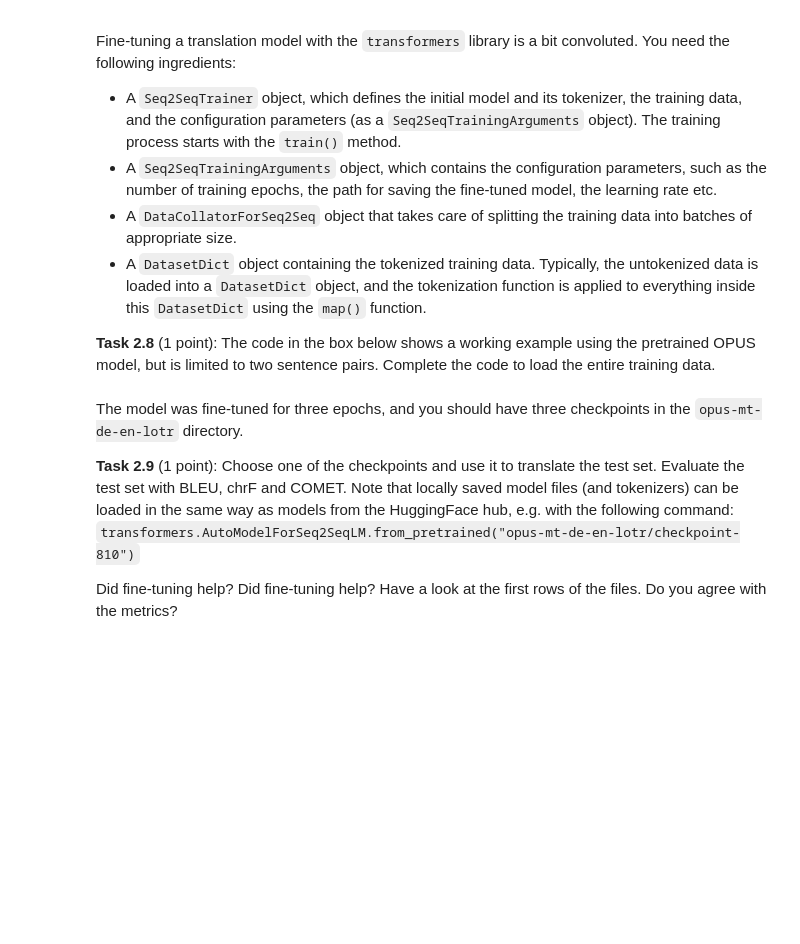
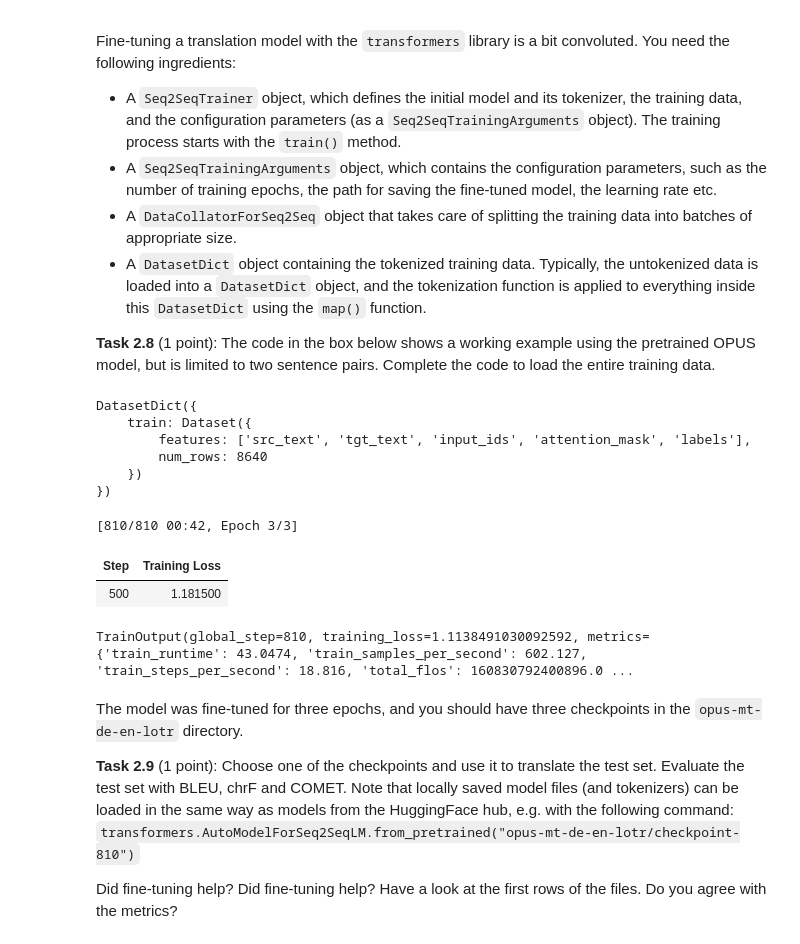
Before and after one commit to tieukhoimai/in4080-h2024-oblig, a Jupyter notebook: oblig4/khoimt_in4080_mandatory_4.ipynb, the cells around one changed output. Cells and saved outputs as stored; diff of their text form; code cells hidden in the pictures; blank space fills up the shorter version.

```diff
--- a/oblig4/khoimt_in4080_mandatory_4.ipynb
+++ b/oblig4/khoimt_in4080_mandatory_4.ipynb
@@ -1011,3 +1036,14 @@ translate("lotr.test.de", "lotr.output_opus.en", tokenizer, translator)
 Before moving on, open the output file and check that the translations look ok. In particular, the file should contain the expected number of lines and output should be in the expected language (English or German, depending on the chosen direction).
 
 __Task 2.5__ (1 point): Open both the output file and the reference translations (`lotr.test.en` if translating from German to English) and compare the first 20 lines. How would you rate the translations of the OPUS system on a scale from 1 (incomprehensible and/or completely different meaning) to 5 (grammatically correct and meaning fully preserved)? Justify your answer.
+# %%
+with open("lotr.output_opus.en", "r") as f:
+    translations_opus = f.readlines()
+
+with open("lotr.test.en", "r") as f:
+    references = f.readlines()
+
+for i in range(20):
+    print(f"OPUS: {translations_opus[i].strip()}")
+    print(f"Ref: {references[i].strip()}")
+    print()
@@ -1108,3 +1235,70 @@ trainer.train()
+# %%
+from transformers import Seq2SeqTrainingArguments, Seq2SeqTrainer
+from transformers import DataCollatorForSeq2Seq
+from datasets import Dataset, DatasetDict
+
+max_length = 100
+
+# Load the training data
+with open("lotr.train.de", "r") as f:
+    src_texts = f.readlines()
+
+with open("lotr.train.en", "r") as f:
+    tgt_texts = f.readlines()
+
+# Create the dataset
+ds = Dataset.from_dict({
+    "src_text": src_texts,
+    "tgt_text": tgt_texts
+})
+data = DatasetDict({"train": ds})
+
+def preprocess_function(examples):
+    model_inputs = tokenizer(examples["src_text"], text_target=examples["tgt_text"], max_length=max_length, truncation=True)
+    return model_inputs
+
+# Tokenize the dataset
+tokenized_datasets = data.map(preprocess_function, batched=True)
+print(tokenized_datasets)
+
+# Create the data collator
+data_collator = DataCollatorForSeq2Seq(tokenizer, model=translator)
+
+# Define the training arguments
+args = Seq2SeqTrainingArguments(
+    output_dir="opus-mt-de-en-lotr",
+    evaluation_strategy="no",
+    save_strategy="epoch",
+    learning_rate=2e-5,
+    per_device_train_batch_size=32,
+    weight_decay=0.01,
+    save_total_limit=3,
+    num_train_epochs=3,
+    predict_with_generate=True
+)
+
+# Create the trainer
+trainer = Seq2SeqTrainer(
+    translator,
+    args,
+    train_dataset=tokenized_datasets["train"],
+    data_collator=data_collator,
+    tokenizer=tokenizer
+)
+
+# Start training
+trainer.train()
+# %% [output]
+DatasetDict({
+    train: Dataset({
+        features: ['src_text', 'tgt_text', 'input_ids', 'attention_mask', 'labels'],
+        num_rows: 8640
+    })
+})
+[810/810 00:42, Epoch 3/3]
+| Step | Training Loss |
+| 500 | 1.181500 |
+TrainOutput(global_step=810, training_loss=1.1138491030092592, metrics={'train_runtime': 43.0474, 'train_samples_per_second': 602.127, 'train_steps_per_second': 18.816, 'total_flos': 160830792400896.0 ...
 # %% [markdown]
 The model was fine-tuned for three epochs, and you should have three checkpoints in the `opus-mt-de-en-lotr` directory.
 
```
Also changed, not shown: parts of 14 cells of this notebook, 2 other files.
